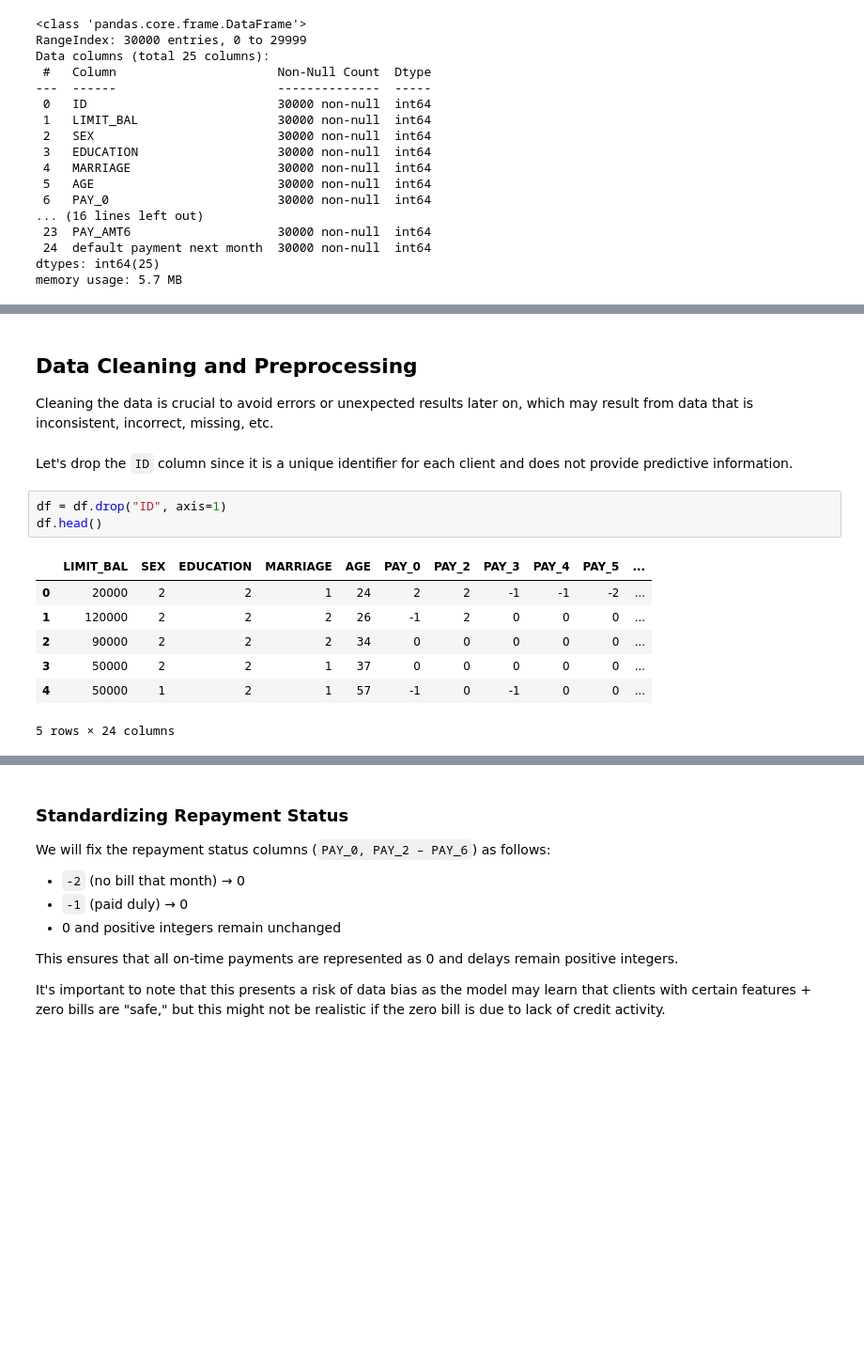
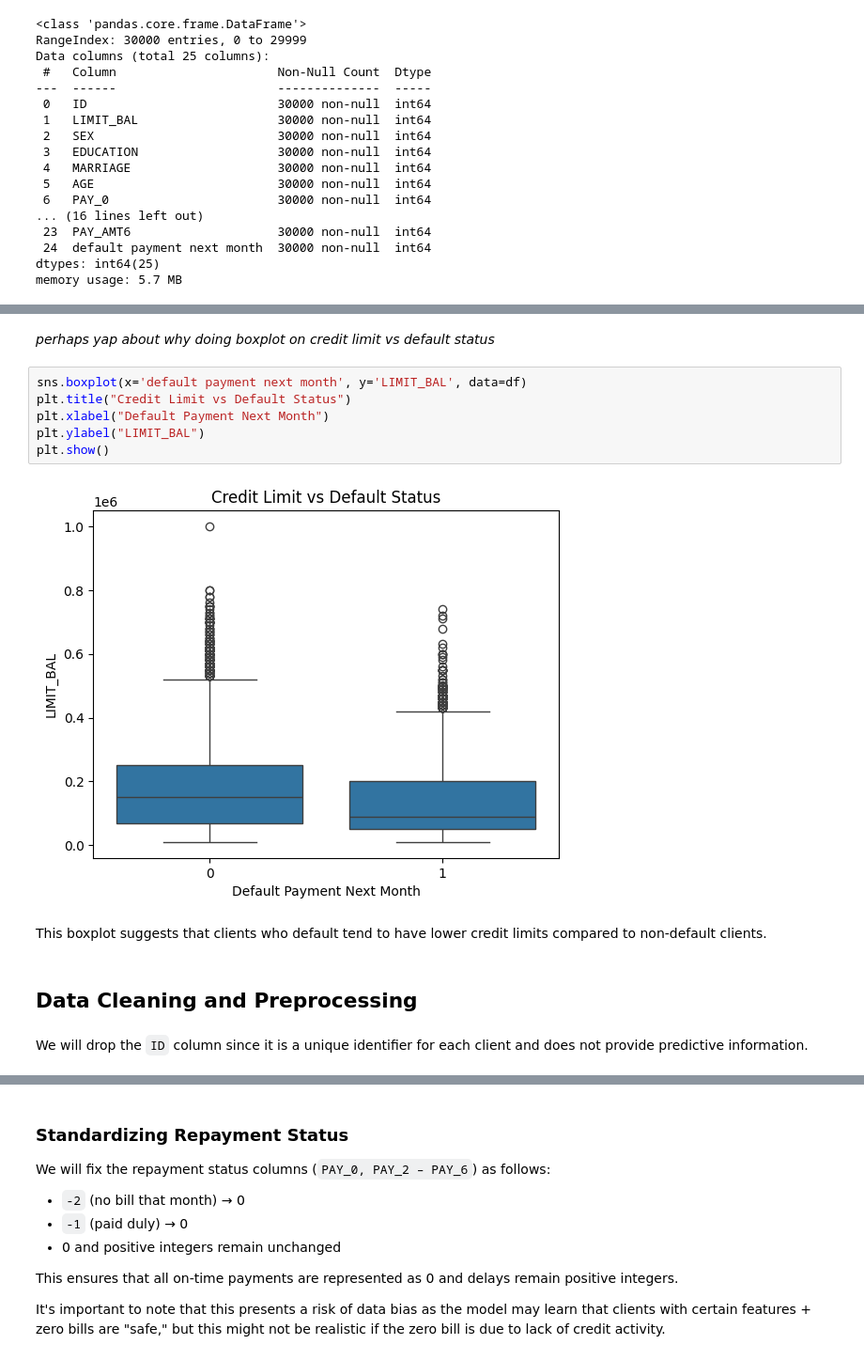
Before and after one commit to kelliekaw/credit-risk-prediction, a Jupyter notebook: credit_risk_prediction.ipynb, the cells around one changed output, grey strips where cells are left out. Shown at 94% size. Cells and saved outputs as stored; diff of their text form; blank space fills up the shorter version.

```diff
--- a/credit_risk_prediction.ipynb
+++ b/credit_risk_prediction.ipynb
@@ -162,17 +184,16 @@ Number of rows after removing duplicates: 29964
+# %% [markdown]
+*perhaps yap about why doing boxplot on credit limit vs default status*
+# %%
+sns.boxplot(x='default payment next month', y='LIMIT_BAL', data=df)
+plt.title("Credit Limit vs Default Status")
+plt.xlabel("Default Payment Next Month")
+plt.ylabel("LIMIT_BAL")
+plt.show()
+# %% [output]
+[figure, added]
+# %% [markdown]
+This boxplot suggests that clients who default tend to have lower credit limits compared to non-default clients.
 # %% [markdown]
 ## Data Cleaning and Preprocessing
-
-Cleaning the data is crucial to avoid errors or unexpected results later on, which may result from data that is inconsistent, incorrect, missing, etc.
-# %% [markdown]
-Let's drop the `ID` column since it is a unique identifier for each client and does not provide predictive information.
-# %%
-df = df.drop("ID", axis=1)
-df.head()
-# %% [output]
-|  | LIMIT_BAL | SEX | EDUCATION | MARRIAGE | AGE | PAY_0 | PAY_2 | PAY_3 | PAY_4 | PAY_5 | ... |
-| 0 | 20000 | 2 | 2 | 1 | 24 | 2 | 2 | -1 | -1 | -2 | ... |
-| 1 | 120000 | 2 | 2 | 2 | 26 | -1 | 2 | 0 | 0 | 0 | ... |
-| 2 | 90000 | 2 | 2 | 2 | 34 | 0 | 0 | 0 | 0 | 0 | ... |
-| 3 | 50000 | 2 | 2 | 1 | 37 | 0 | 0 | 0 | 0 | 0 | ... |
-| 4 | 50000 | 1 | 2 | 1 | 57 | -1 | 0 | -1 | 0 | 0 | ... |
-5 rows × 24 columns
+# %% [markdown]
+We will drop the `ID` column since it is a unique identifier for each client and does not provide predictive information.
```
Also changed, not shown: parts of 12 cells of this notebook.
